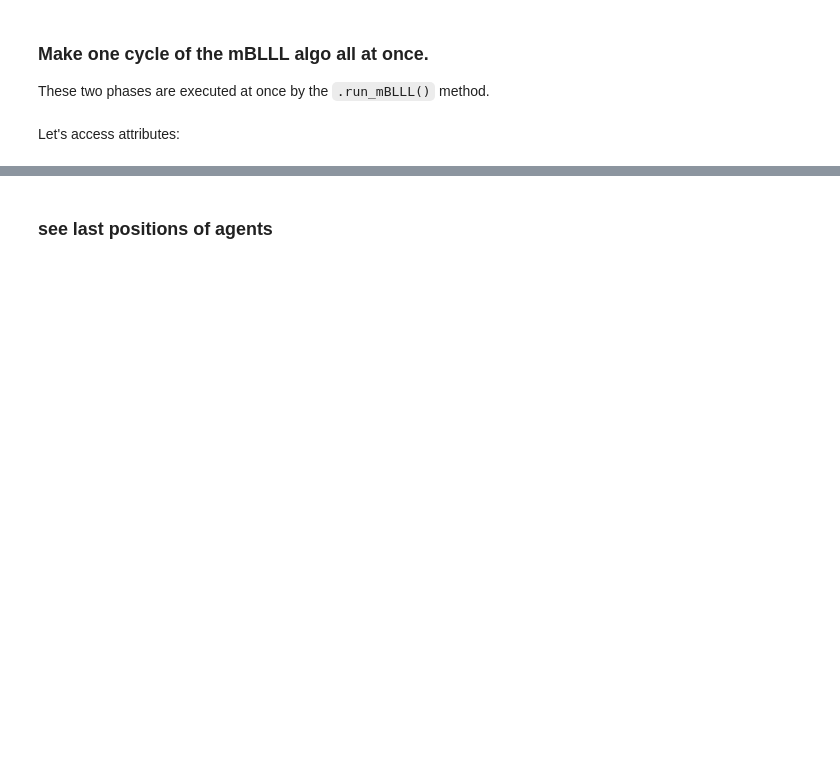
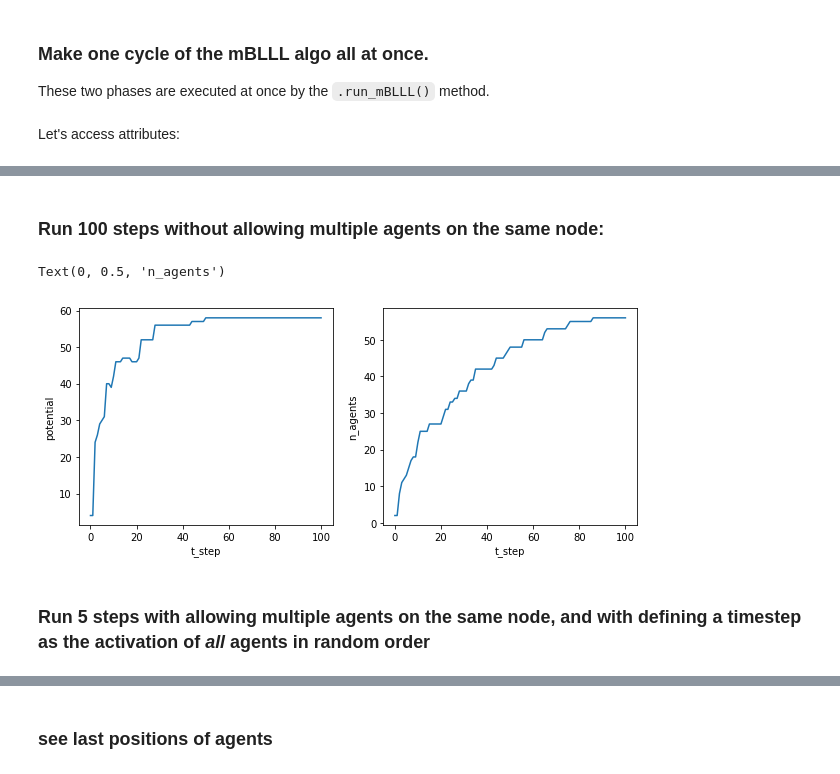
Before and after one commit to dr-david/graph_blll, a Jupyter notebook: mBLLL_demo.ipynb, the cells around one changed output, grey strips where cells are left out. Saved outputs shown, nothing was run; the diff lists cells and outputs as text; code cells hidden in the pictures; blank space fills up the shorter version.

```diff
--- a/mBLLL_demo.ipynb
+++ b/mBLLL_demo.ipynb
@@ -143,0 +153,22 @@ Text(0, 0.5, 'potential')
+# %% [markdown]
+### Run 100 steps without allowing multiple agents on the same node:
+# %%
+my_algo = mBLLL(starting_positions=np.array([2,3]), network_nx=g1, cover_ranges=1, cover_ranges_distr="const")
+my_algo.run_mBLLL(t_steps=100, prob=0.2, cover_ranges=1, cover_ranges_distr="const", ghosts=False)
+# %%
+plt.figure(figsize=(10,4))
+#plot potentials
+plt.subplot(1,2,1)
+plt.plot(my_algo.potentials)
+plt.xlabel("t_step")
+plt.ylabel("potential")
+#plot n_agents
+plt.subplot(1,2,2)
+plt.plot([pos.size for pos in my_algo.agents_pos])
+plt.xlabel("t_step")
+plt.ylabel("n_agents")
+# %% [output]
+Text(0, 0.5, 'n_agents')
+[figure, added]
+# %% [markdown]
+### Run 5 steps with allowing multiple agents on the same node, and with defining a timestep as the activation of _all_ agents in random order
```
Also changed, not shown: parts of 25 cells of this notebook, 1 other file.
